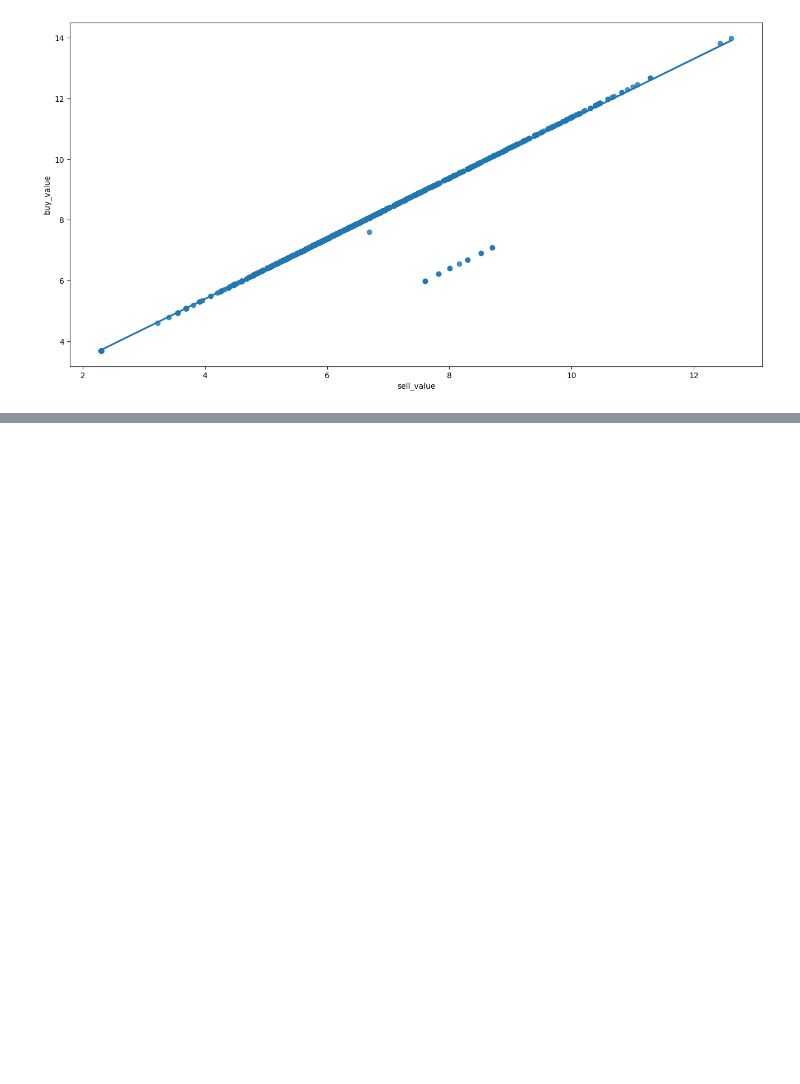
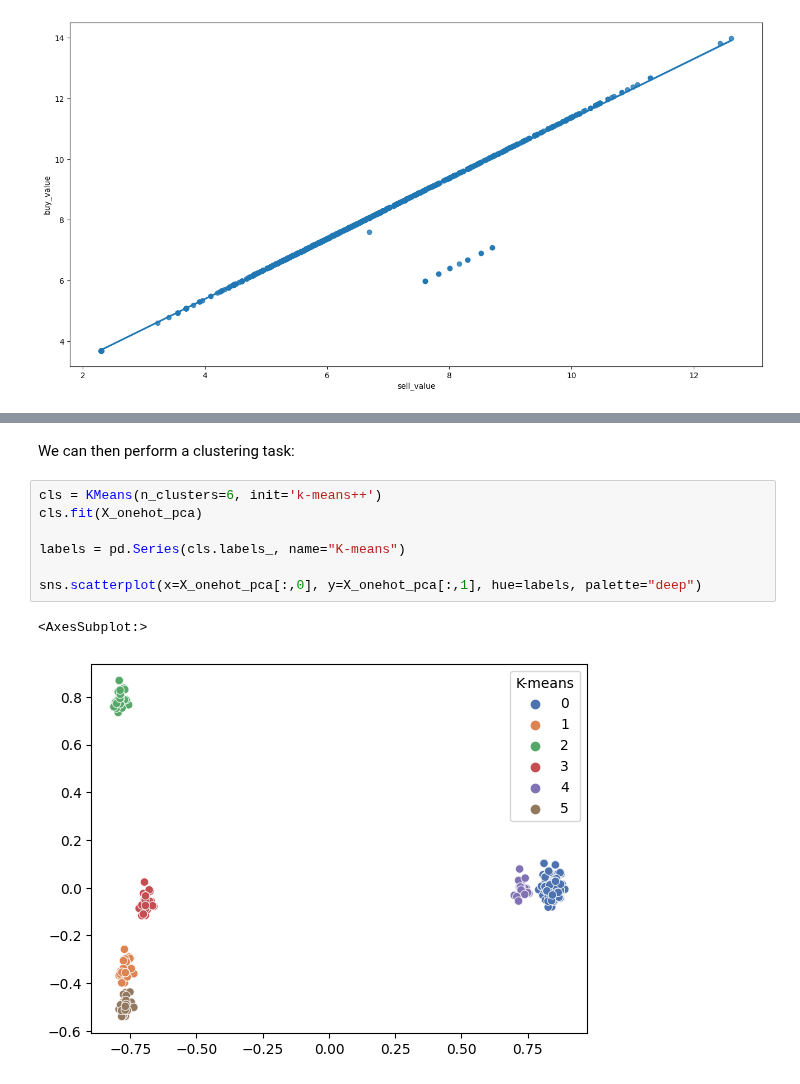
Before and after one commit to ismailkad/acnh_project, a Jupyter notebook: ANCH_eda.ipynb, the cells around one changed output, grey strips where cells are left out. Saved outputs shown, nothing was run; the diff lists cells and outputs as text; blank space fills up the shorter version.

Commit message:
clustering - pca

```diff
--- a/ANCH_eda.ipynb
+++ b/ANCH_eda.ipynb
@@ -440,0 +480,12 @@ sns.regplot(x=np.log(items["sell_value"]), y=np.log(items["buy_value"]))
+# %% [markdown]
+We can then perform a clustering task:
+# %%
+cls = KMeans(n_clusters=6, init='k-means++')
+cls.fit(X_onehot_pca)
+
+labels = pd.Series(cls.labels_, name="K-means")
+
+sns.scatterplot(x=X_onehot_pca[:,0], y=X_onehot_pca[:,1], hue=labels, palette="deep")
+# %% [output]
+<AxesSubplot:>
+[figure, added]
```
Also changed, not shown: parts of 16 cells of this notebook.
